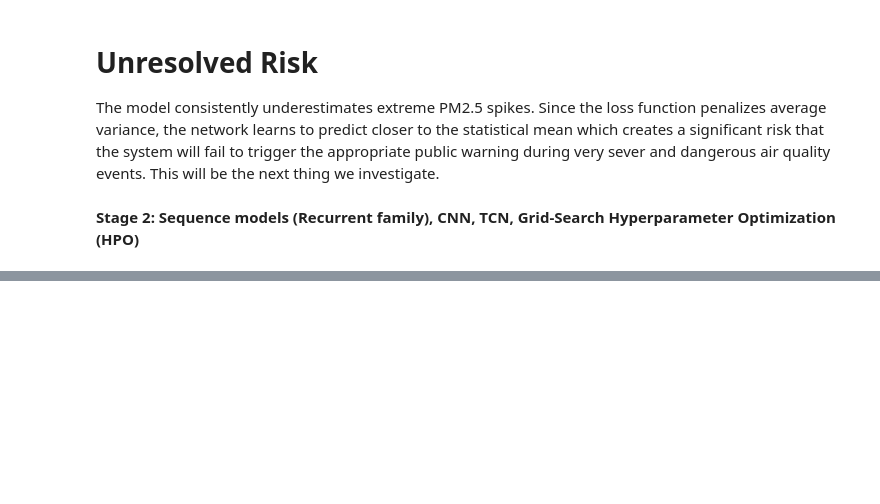
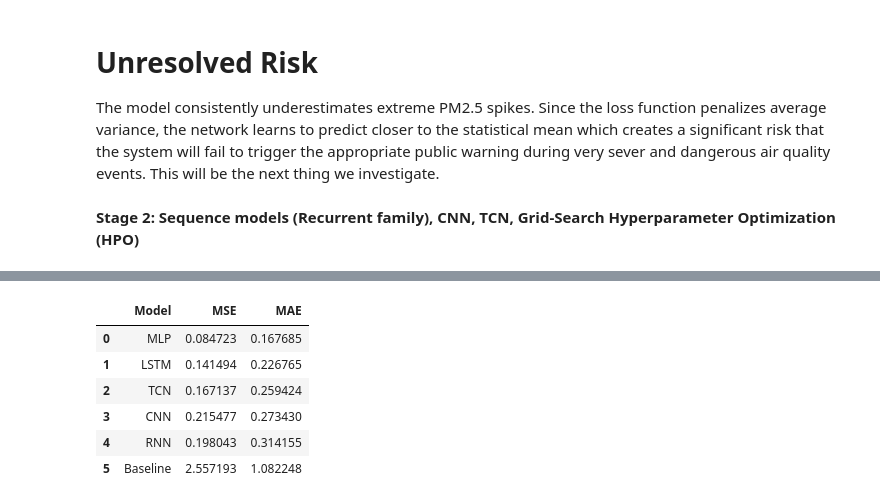
Before and after one commit to RyanGuo2005/AISE4010_Course_Project, a Jupyter notebook: AISE4010_Course_Project.ipynb, the cells around one changed output, grey strips where cells are left out. Saved outputs shown, nothing was run; the diff lists cells and outputs as text; code cells hidden in the pictures; blank space fills up the shorter version.

```diff
--- a/AISE4010_Course_Project.ipynb
+++ b/AISE4010_Course_Project.ipynb
@@ -643,30 +589,31 @@ NameError: name 'X' is not defined
 # %%
+# Set up the configurations for the new models
 #RNN
 RNN_model = keras.Sequential([
-   layers.SimpleRNN(64, activation= "tanh", return_sequences=False, input_shape=(timesteps, features)),
+   layers.SimpleRNN(64, activation= "tanh", return_sequences=False, input_shape=(LOOKBACK, num_features)),
    layers.Dense(32, activation= 'relu'),
    layers.Dense(1)
-])
+], name = "RNN")
 
 RNN_model.compile(optimizer = 'adam', loss = 'mse', metrics = ["mae"])
 
 #LSTM/GRU
 LSTM_model = keras.Sequential([
-    layers.Input(shape = (timesteps, features)),
+    layers.Input(shape = (LOOKBACK, num_features)),
     layers.LSTM(64, return_sequences = True),
     layers.Dropout(0.4),
     layers.GRU(32),
     layers.Dense(1)
-])
+], name = "LSTM")
 
 LSTM_model.compile(optimizer = "adam", loss = "mse", metrics = ["mae"])
 
 #TCN model
 TCN_model = keras.Sequential([
-    layers.Conv1D(filters=64, kernel_size=3, padding='causal', activation='relu', input_shape=(timesteps, features)),
+    layers.Conv1D(filters=64, kernel_size=3, padding='causal', activation='relu', input_shape=(LOOKBACK, num_features)),
     layers.Conv1D(filters=32, kernel_size=3, padding='causal', activation='relu', dilation_rate=2),
     layers.Flatten(),
     layers.Dense(32, activation='relu'),
     layers.Dense(1)
-])
+], name= "TCN")
 TCN_model.compile(optimizer='adam', loss='mse', metrics=['mae'])
@@ -673,16 +666,40 @@ TCN_model.compile(optimizer='adam', loss='mse', metrics=['mae'])
 # %%
 # Reporting Metrics
 
-rnn_metrics = RNN_model.evaluate(X_test_seq, y_test_seq, verbose=0)
-gru_metrics = LSTM_model.evaluate(X_test_seq, y_test_seq, verbose=0)
-tcn_metrics = TCN_model.evaluate(X_test_seq, y_test_seq, verbose=0)
+# Evaluate the sequence models on the test set using the correct variable names
+rnn_metrics = RNN_model.evaluate(X_val, y_val_pm25, verbose=0)
+gru_metrics = LSTM_model.evaluate(X_val, y_val_pm25, verbose=0)
+tcn_metrics = TCN_model.evaluate(X_val, y_val_pm25, verbose=0)
+
+# Evaluate baseline, MLP, and CNN on the test set to get their test metrics
+mlp_val_loss = mlp_model.evaluate(X_val, y_val_pm25, verbose=0)
+cnn_val_loss = cnn_model.evaluate(X_val, y_val_pm25, verbose=0)
+
+# Baseline persistence on test
+y_true_val = y_val[:, pm25_idx]
+y_pred_ma_val = np.mean(X_val[:, :, pm25_idx], axis=1)
+baseline_val_mse = np.mean((y_true_val - y_pred_ma_val) ** 2)
+baseline_val_mae = np.mean(np.abs(y_true_val - y_pred_ma_val))
+
+mlp_val_pred = mlp_model.predict(X_val, verbose=0)
+cnn_val_pred = cnn_model.predict(X_val, verbose=0)
+mlp_val_mae = np.mean(np.abs(y_val_pm25 - mlp_val_pred.flatten()))
+cnn_val_mae = np.mean(np.abs(y_val_pm25 - cnn_val_pred.flatten()))
 
 results_data = {
-    'Model': ['Baseline', 'MLP', 'CNN','RNN', 'LSTM', 'TCN'],
-    'MSE': [baseline_mse, mlp_mse, cnn_mse, rnn_metrics[0], gru_metrics[0], tcn_metrics[0]],
-    'MAE': [baseline_mae, mlp_mae, cnn_mae, rnn_metrics[1], gru_metrics[1], tcn_metrics[1]]
+    'Model': ['Baseline', 'MLP', 'CNN', 'RNN', 'LSTM', 'TCN'],
+    'MSE': [baseline_val_mse, mlp_val_loss, cnn_val_loss, rnn_metrics[0], gru_metrics[0], tcn_metrics[0]],
+    'MAE': [baseline_val_mae, mlp_val_mae, cnn_val_mae, rnn_metrics[1], gru_metrics[1], tcn_metrics[1]]
 }
 
 results_df = pd.DataFrame(results_data)
 results_df = results_df.sort_values(by='MAE', ascending=True).reset_index(drop=True)
 display(results_df)
+# %% [output]
+|  | Model | MSE | MAE |
+| 0 | MLP | 0.084723 | 0.167685 |
+| 1 | LSTM | 0.141494 | 0.226765 |
+| 2 | TCN | 0.167137 | 0.259424 |
+| 3 | CNN | 0.215477 | 0.273430 |
+| 4 | RNN | 0.198043 | 0.314155 |
+| 5 | Baseline | 2.557193 | 1.082248 |
```
Also changed, not shown: parts of 11 cells of this notebook.
